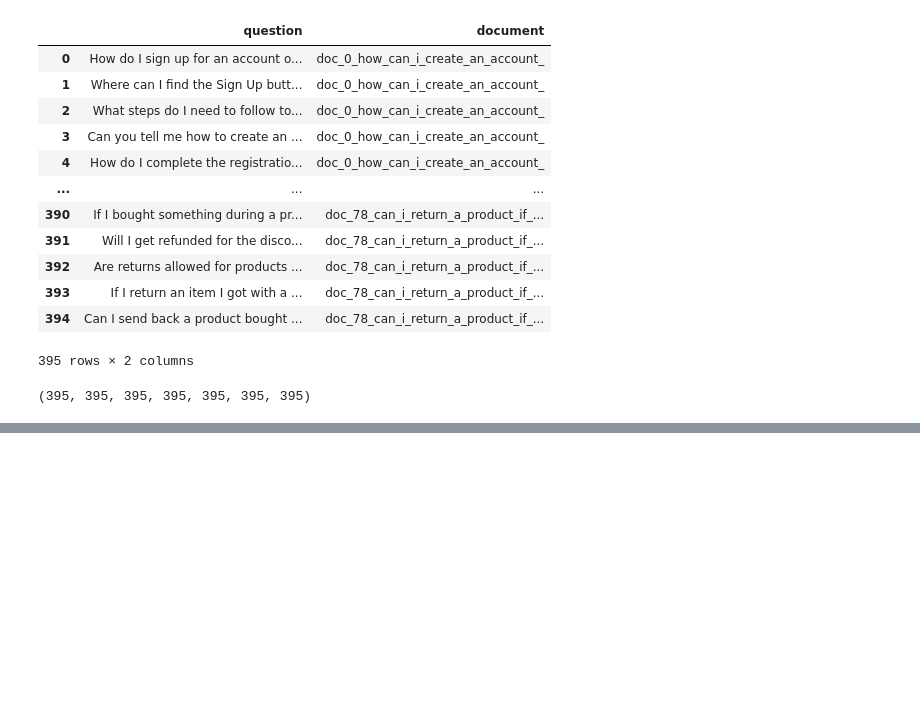
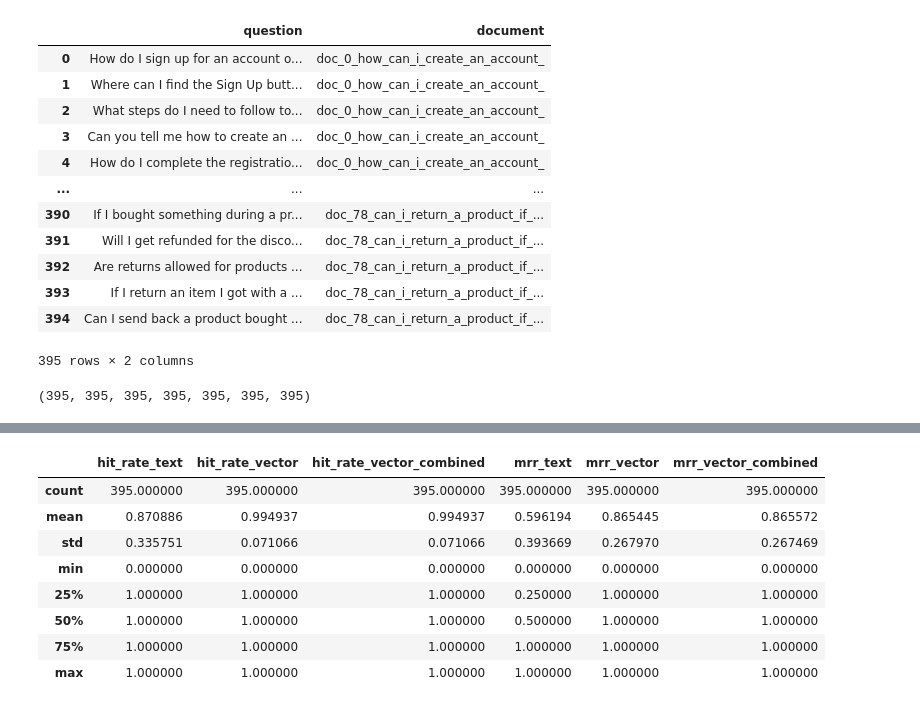
Before and after one commit to anilbhaila/llm-zoomcamp-finalproject, a Jupyter notebook: notebook/evaluate_retrieval.ipynb, the cells around one changed output, grey strips where cells are left out. Cells and saved outputs as stored; diff of their text form; code cells hidden in the pictures; blank space fills up the shorter version.

```diff
--- a/notebook/evaluate_retrieval.ipynb
+++ b/notebook/evaluate_retrieval.ipynb
@@ -344,0 +509,12 @@ df_ground_truth.to_csv('../data/ground_truth_metrics_retrieval.csv', index=False
+# %%
+df_ground_truth_st.describe()
+# %% [output]
+|  | hit_rate_text | hit_rate_vector | hit_rate_vector_combined | mrr_text | mrr_vector | mrr_vector_combined |
+| count | 395.000000 | 395.000000 | 395.000000 | 395.000000 | 395.000000 | 395.000000 |
+| mean | 0.870886 | 0.994937 | 0.994937 | 0.596194 | 0.865445 | 0.865572 |
+| std | 0.335751 | 0.071066 | 0.071066 | 0.393669 | 0.267970 | 0.267469 |
+| min | 0.000000 | 0.000000 | 0.000000 | 0.000000 | 0.000000 | 0.000000 |
+| 25% | 1.000000 | 1.000000 | 1.000000 | 0.250000 | 1.000000 | 1.000000 |
+| 50% | 1.000000 | 1.000000 | 1.000000 | 0.500000 | 1.000000 | 1.000000 |
+| 75% | 1.000000 | 1.000000 | 1.000000 | 1.000000 | 1.000000 | 1.000000 |
+| max | 1.000000 | 1.000000 | 1.000000 | 1.000000 | 1.000000 | 1.000000 |
```
Also changed, not shown: parts of 31 cells of this notebook, 12 other files.
